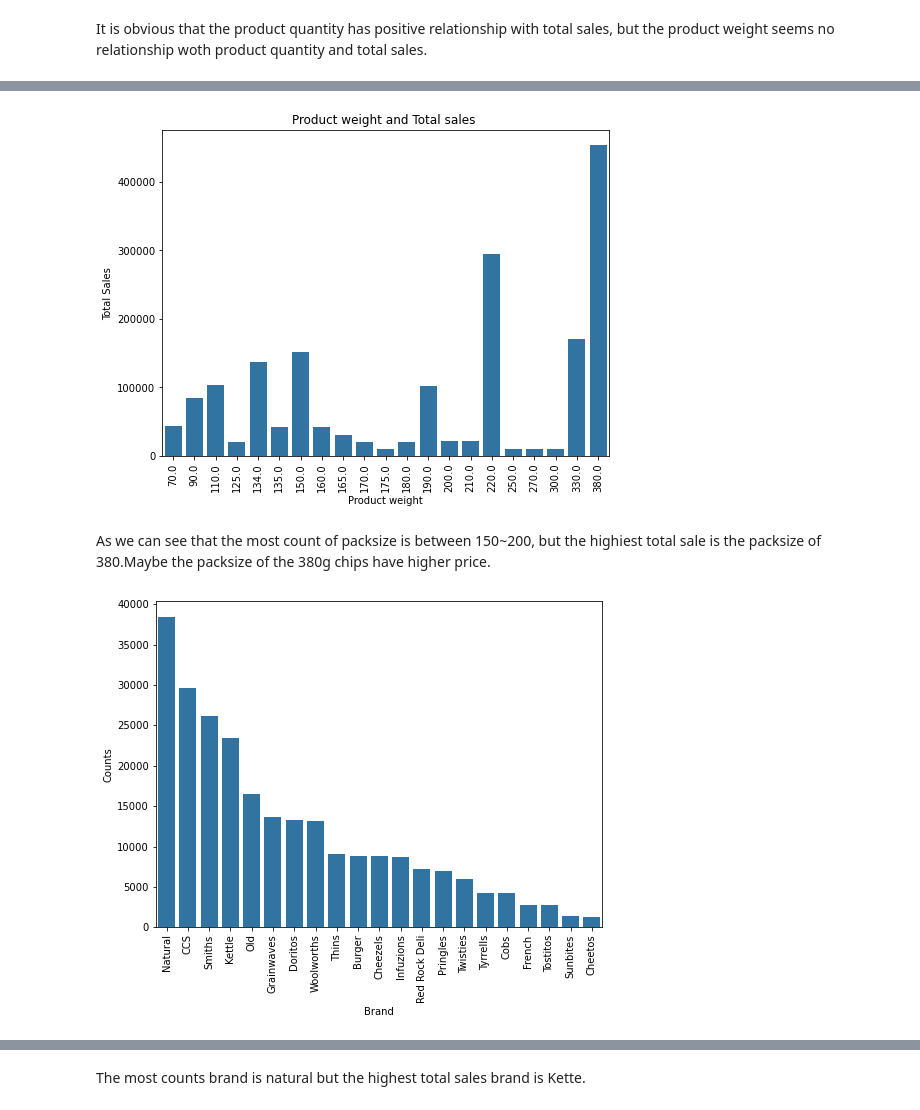
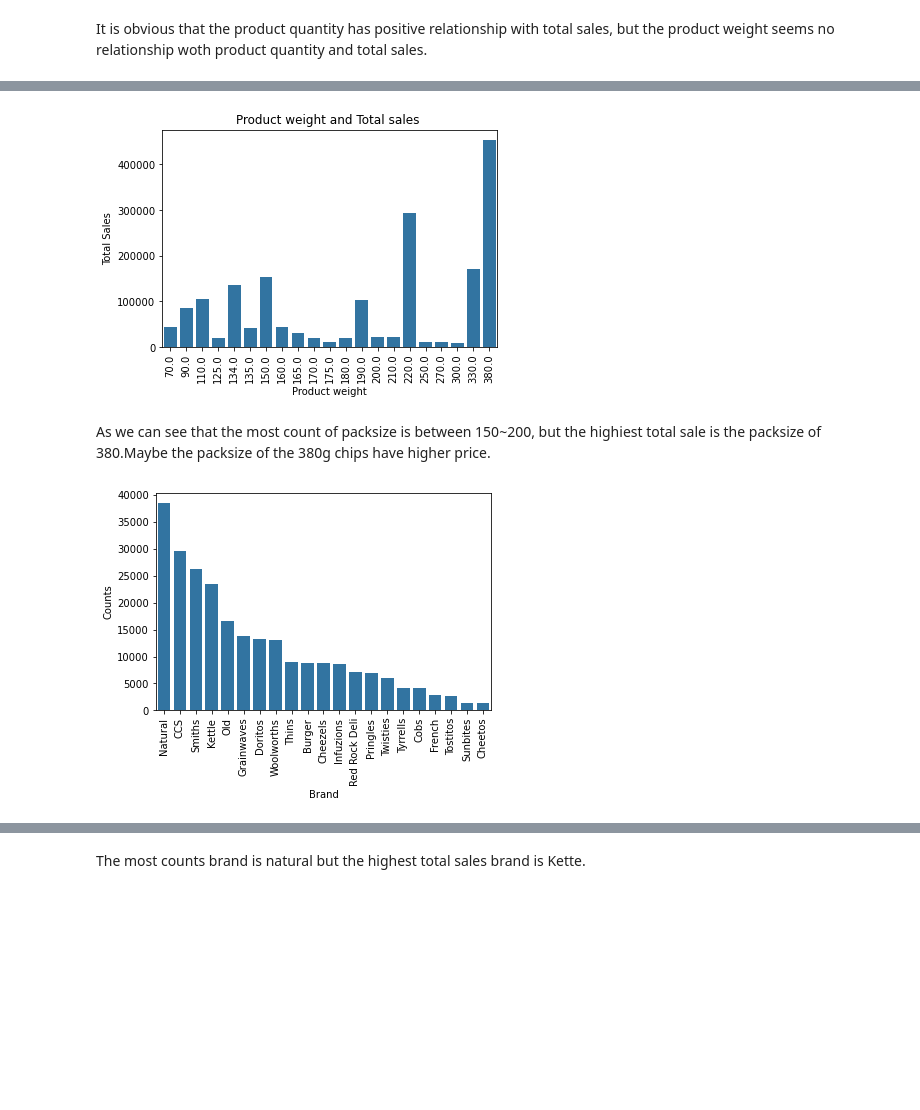
Before and after one commit to KexinYao/Quantium-virtual-internship, a Jupyter notebook: Quantium-virtual-internship-task-1.ipynb, the cells around one changed output, grey strips where cells are left out. Saved outputs shown, nothing was run; the diff lists cells and outputs as text; code cells hidden in the pictures; blank space fills up the shorter version.

```diff
--- a/Quantium-virtual-internship-task-1.ipynb
+++ b/Quantium-virtual-internship-task-1.ipynb
@@ -378,23 +379,23 @@ plt.title('Pack Size Frequency');
 # %%
 #Which packet size producing highest total sales
-plt.figure(figsize=(8,6))
+plt.figure(figsize=(6,4))
 plt.title("Product weight and Total sales ")
 plt.xticks(rotation=90)
-sns.barplot(y=merged.groupby("PROD_WEIGHT").TOT_SALES.sum(), x=merged.PROD_WEIGHT.unique(),color=base_color)
+sns.barplot(data=merged,y=merged.groupby("PROD_WEIGHT").TOT_SALES.sum(), x=merged.PROD_WEIGHT.unique(),color=base_color)
 plt.ylabel('Total Sales')
 plt.xlabel('Product weight');
 # %% [output]
-[figure, old version]
+[figure, new version]
 # %% [markdown]
 As we can see that the most count of packsize is between 150~200, but the highiest total sale is the packsize of 380.Maybe the packsize of the 380g chips have higher price.
 # %%
 # Most frequently purchased brand name
-plt.figure(figsize=(8,6))
+plt.figure(figsize=(6,4))
 plt.xticks(rotation=90)
 sns.barplot(y=merged.BRAND.value_counts(),x=merged.BRAND.unique(),color=base_color);
 plt.xlabel("Brand")
 plt.ylabel("Counts");
 # %% [output]
-[figure, old version]
+[figure, new version]
 # %%
 # Brand producing highest total sales
```
Also changed, not shown: parts of 15 cells of this notebook.
